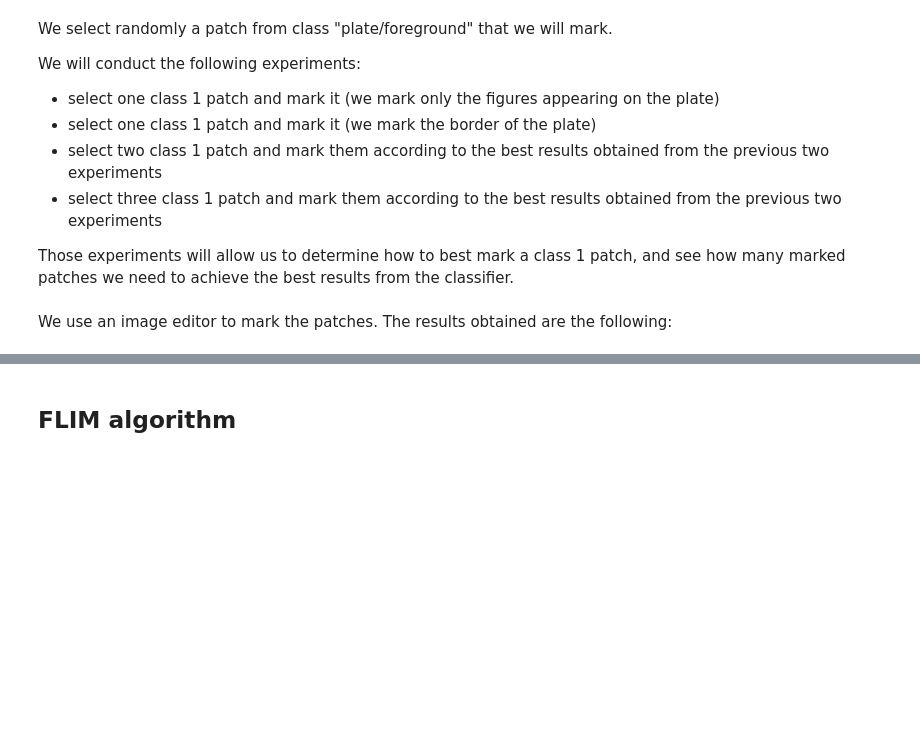
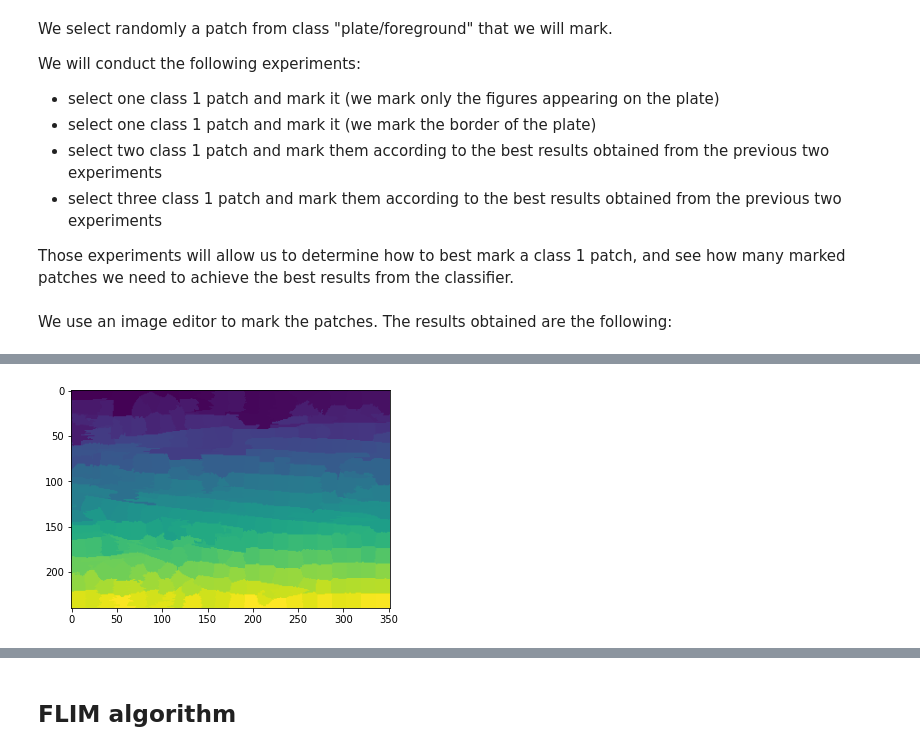
Before and after one commit to aissahm/image_analysis, a Jupyter notebook: task3.ipynb, the cells around one changed output, grey strips where cells are left out. Drawn from its saved outputs; the diff is of its cells as text; code cells hidden in the pictures; blank space fills up the shorter version.

```diff
--- a/task3.ipynb
+++ b/task3.ipynb
@@ -553,0 +551,7 @@ time: 1.04 ms (started: 2021-01-07 15:39:06 +00:00)
+# %%
+label = returnLabelsWithSuperPixelSegmentation("/content/orig_0001.png", 348)
+
+plt.imshow(label)
+plt.show()
+# %% [output]
+[figure, added]
```
Also changed, not shown: parts of 20 cells of this notebook.
